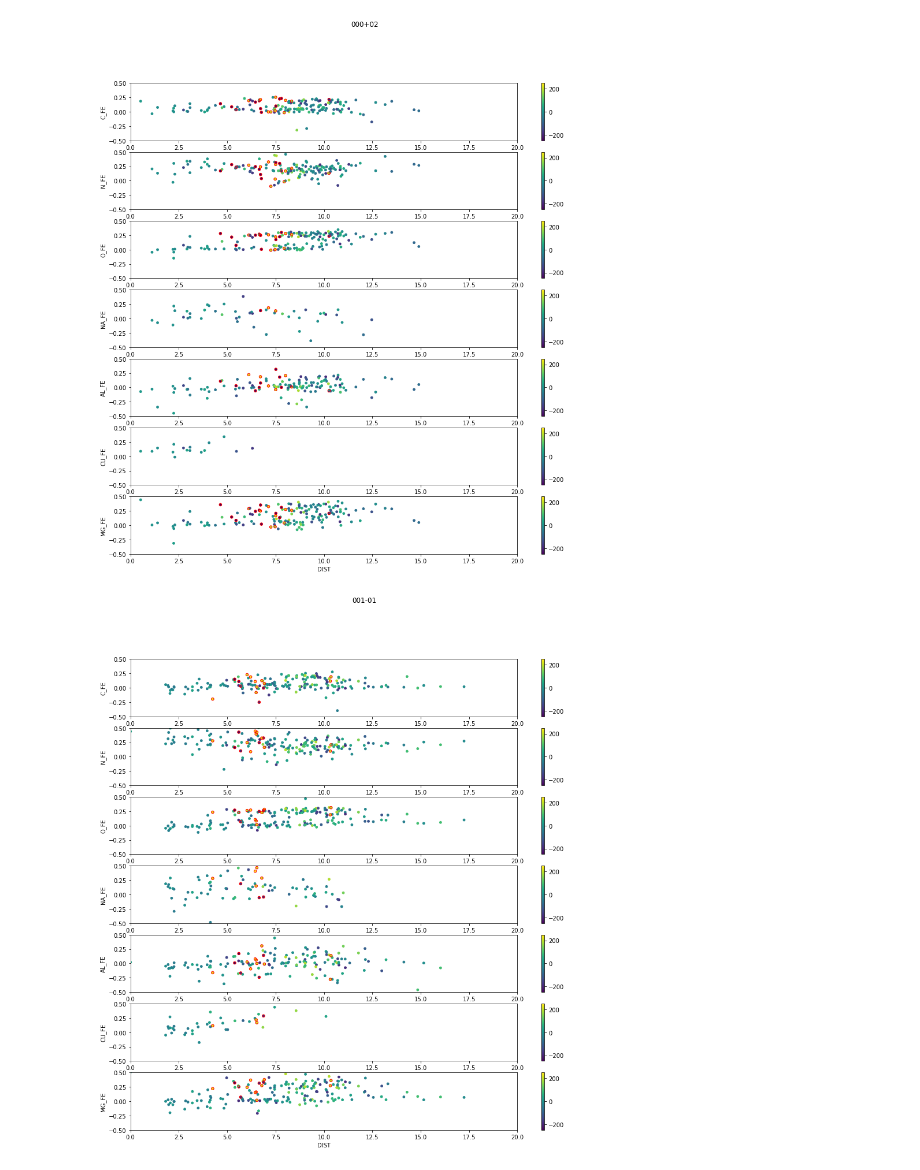
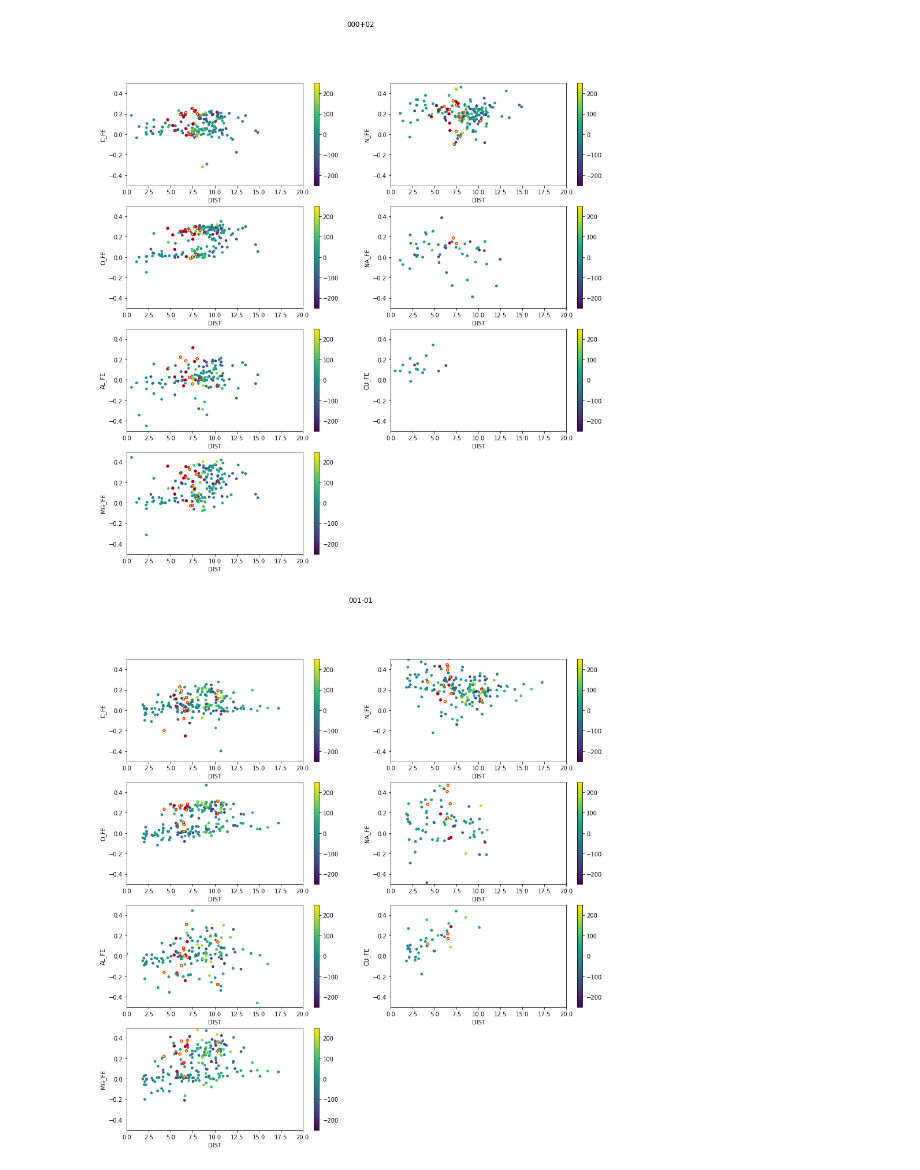
Before and after one commit to JakeHorstmann/unexpectedVelocities, a Jupyter notebook: Jake_BarStarsInDepth.ipynb, the cells around one changed output. Saved outputs shown, nothing was run; the diff lists cells and outputs as text; code cells hidden in the pictures.

```diff
--- a/Jake_BarStarsInDepth.ipynb
+++ b/Jake_BarStarsInDepth.ipynb
@@ -18,38 +17,35 @@ for i in range(len(cat)):
 # %%
 #looks at chemistry graphs
 chemFields = ["000+02", "001-01", "003-05", "004-04", "006+00", "010-02"]
 chemistry = ["C_FE", "N_FE", "O_FE", "NA_FE", "AL_FE", "CU_FE", "MG_FE"]
 
-#overplot individual stars by grabbing them from the fields/ use np.where to find high velocity stars and plot
-#use a second scatter graph to plot only the high velocity stars / use red open circles
+#write if statement for pos vs neg latitude
 
 for i in chemFields:
-    plt.figure(i, figsize = (15,15))
+
+    plt.figure(figsize = (15,15))
     for k,element in enumerate(chemistry, start=1):
         ind, = np.where((cat["FIELD"] == i) & (cat["SNR"]>20) & (cat["LOGG"]<3.8) & (abs(cat[element]<10)))
         field = cat[ind]
         dist = field["DIST"]
-        nElement = field[element]
-
-
 
         indFast, = np.where((cat["FIELD"] == i) & (cat["SNR"]>20) & (cat["LOGG"]<3.8) & (abs(cat[element]<10)) & (200<abs(cat["VHELIO_AVG"])))
         fieldFast = cat[indFast]
         distFast = fieldFast["DIST"]
+
+        nElement = field[element]
         nElementFast = fieldFast[element]
 
-
-
-        plt.subplot(7, 1, k)
+        plt.subplot(4, 2, k)
         plt.xlim(0,20)
         plt.ylim(-.5,.5)
         plt.xlabel("DIST")
         plt.ylabel(element)
         plt.suptitle(i)
         plt.scatter(dist, nElement, c = field["VHELIO_AVG"], vmin = -250, vmax = 250, s=14, marker = "o")
         plt.colorbar()
         plt.scatter(distFast, nElementFast, s = 20, edgecolors = "r", facecolors = "none", marker = "o")
         plt.show
 # %% [output]
-[figure, old version]
+[figure, new version]
-[figure, old version]
+[figure, new version]
```
Also changed, not shown: parts of 4 cells of this notebook.
